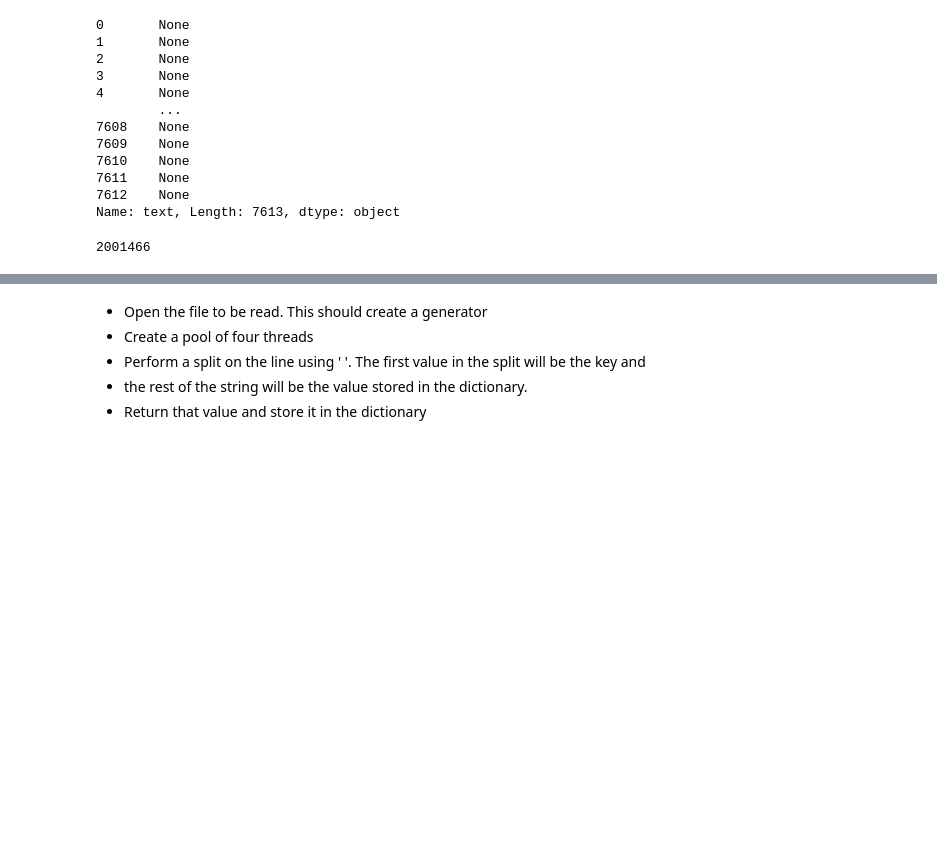
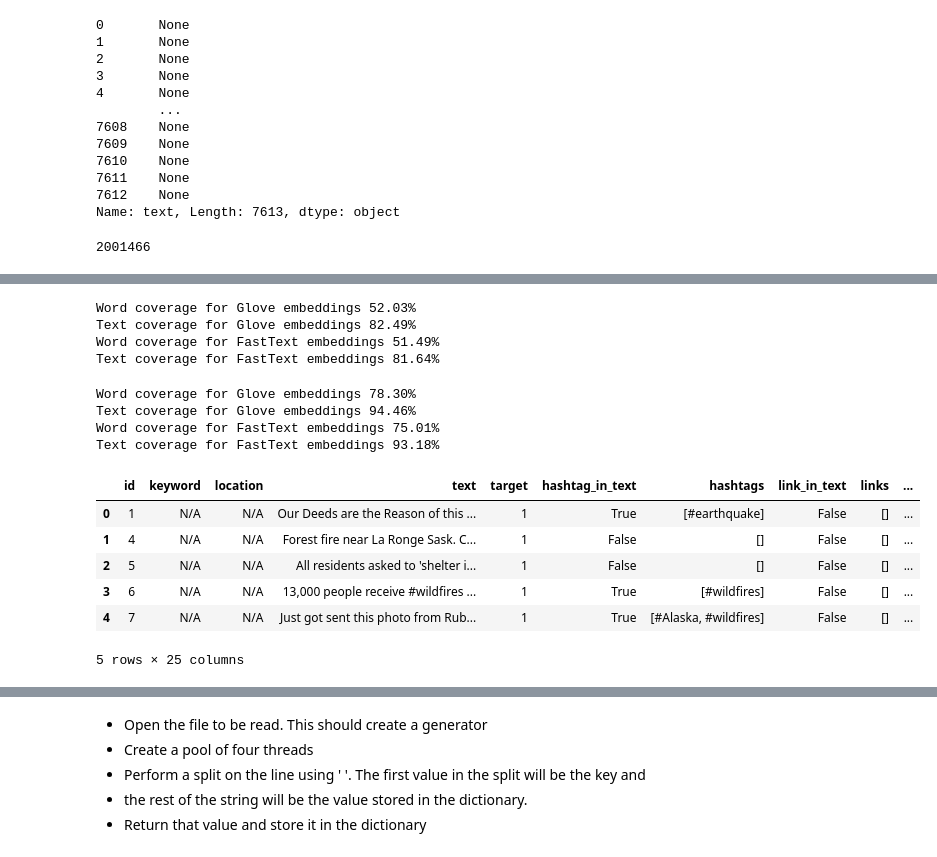
Before and after one commit to scjustice/kaggle_real_or_not_nlp, a Jupyter notebook: NLP_model_development.ipynb, the cells around one changed output, grey strips where cells are left out. Cells and saved outputs as stored; diff of their text form; code cells hidden in the pictures; blank space fills up the shorter version.

Commit message:
Cleaned text more

```diff
--- a/NLP_model_development.ipynb
+++ b/NLP_model_development.ipynb
@@ -193,6 +225,7 @@ def clean_text(text):
     if "http" in text:
         text = re.sub("http[:\/.\w]+", "", text)
 
+    text = re.sub("\.{2,}|[:;\-*+\[\]\(\)]|(?<=\W)'|'(?=\W)|^'|'$", " ", text)
     # Replace Underscore with space
     # text = text.replace("_", " ")
     # Replace CamelCase
@@ -209,8 +242,8 @@ def clean_text(text):
 
     # Replace contractions
     for pattern, sub in CONTRACTIONS_DICT.items():
-        if pattern in text:
-            text = re.sub(pattern, sub, text)
+        if pattern.lower() in text.lower():
+            text = re.sub(pattern, sub, text, flags=re.IGNORECASE)
     return text
 # %%
 clean_train_df = train_df.assign(clean_text=train_df['text'].apply(clean_text))
@@ -275,0 +303,8 @@ fast_text_model = KeyedVectors.load_word2vec_format('/mnt/c/Users/seanj/Document
+# %%
+get_text_vocab_coverage(input_dict=word_dict, embeddings=glove_embeddings, embedding_label='Glove')
+get_text_vocab_coverage(input_dict=word_dict, embeddings=fasttext_embeddings, embedding_label='FastText')
+# %% [output]
+Word coverage for Glove embeddings 52.03%
+Text coverage for Glove embeddings 82.49%
+Word coverage for FastText embeddings 51.49%
+Text coverage for FastText embeddings 81.64%
@@ -275,0 +314,18 @@ fast_text_model = KeyedVectors.load_word2vec_format('/mnt/c/Users/seanj/Document
+# %%
+glove_oov = get_text_vocab_coverage(input_dict=clean_word_dict, embeddings=glove_embeddings, embedding_label='Glove')
+fasttext_oov = get_text_vocab_coverage(input_dict=clean_word_dict, embeddings=fasttext_embeddings, embedding_label='FastText')
+# %% [output]
+Word coverage for Glove embeddings 78.30%
+Text coverage for Glove embeddings 94.46%
+Word coverage for FastText embeddings 75.01%
+Text coverage for FastText embeddings 93.18%
+# %%
+clean_train_df.head()
+# %% [output]
+|  | id | keyword | location | text | target | hashtag_in_text | hashtags | link_in_text | links | ... |
+| 0 | 1 | N/A | N/A | Our Deeds are the Reason of this ... | 1 | True | [#earthquake] | False | [] | ... |
+| 1 | 4 | N/A | N/A | Forest fire near La Ronge Sask. C... | 1 | False | [] | False | [] | ... |
+| 2 | 5 | N/A | N/A | All residents asked to 'shelter i... | 1 | False | [] | False | [] | ... |
+| 3 | 6 | N/A | N/A | 13,000 people receive #wildfires ... | 1 | True | [#wildfires] | False | [] | ... |
+| 4 | 7 | N/A | N/A | Just got sent this photo from Rub... | 1 | True | [#Alaska, #wildfires] | False | [] | ... |
+5 rows × 25 columns
```
Also changed, not shown: parts of 19 cells of this notebook, 1 other file.
